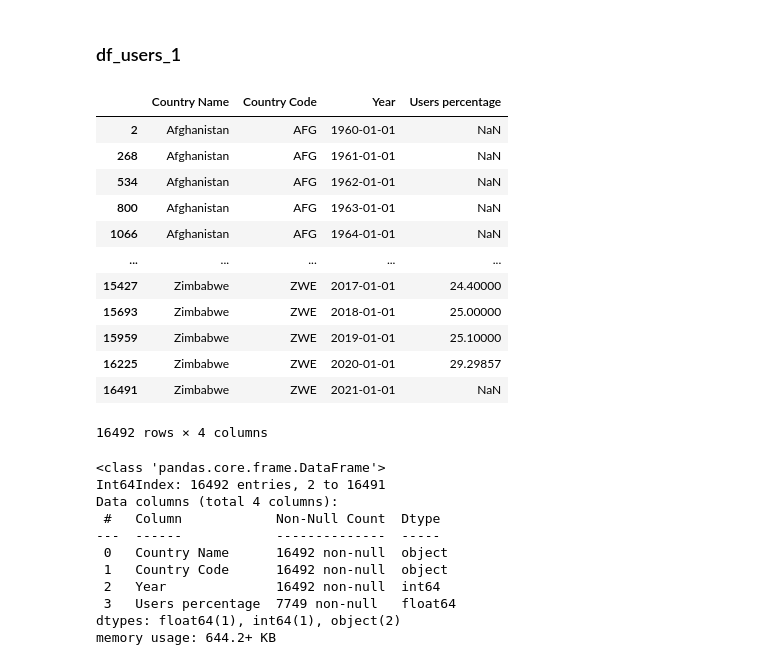
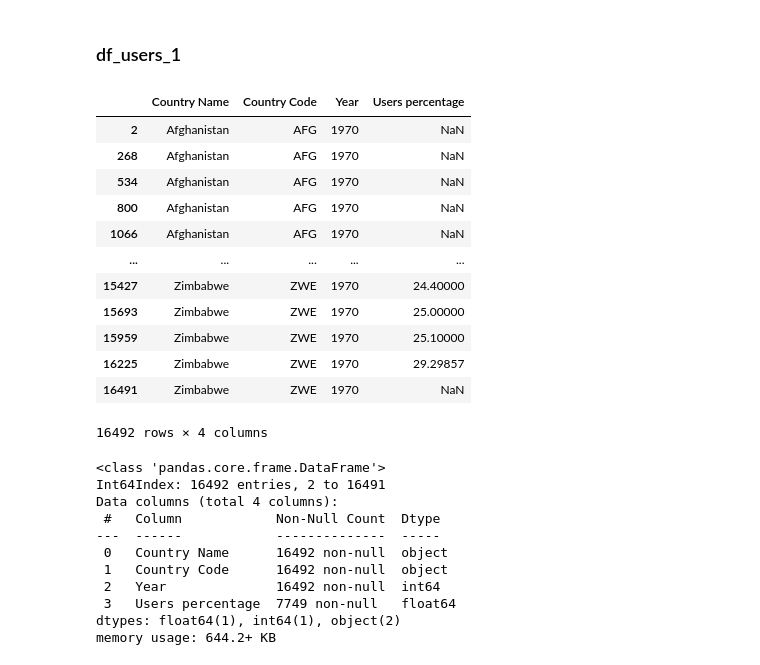
Before and after one commit to celeste-daleo/global-internet-accessibility, a Jupyter notebook: exploration_internet.ipynb, the cells around one changed output. Cells and saved outputs as stored; diff of their text form; code cells hidden in the pictures.

```diff
--- a/exploration_internet.ipynb
+++ b/exploration_internet.ipynb
@@ -163,29 +162,27 @@ df_users_1.sort_values(by=['Country Name', 'Year'], inplace=True)
 
 # Rename columns
 df_users_1.rename(columns={"IT.NET.USER.ZS": "Users percentage"}, inplace = True)
-# %%
-# To-do
-
-# Correct dadatypes
-# I cn't make this work correctly
-df_users_1['Year'] = pd.to_datetime(df_users_1['Year'], format='%Y')
-df_users_1
-# Ugly alternative
-# df_users_1['Year'] = df_users_1['Year'].astype(int)
-# %% [output]
-|  | Country Name | Country Code | Year | Users percentage |
-| 2 | Afghanistan | AFG | 1960-01-01 | NaN |
-| 268 | Afghanistan | AFG | 1961-01-01 | NaN |
-| 534 | Afghanistan | AFG | 1962-01-01 | NaN |
-| 800 | Afghanistan | AFG | 1963-01-01 | NaN |
-| 1066 | Afghanistan | AFG | 1964-01-01 | NaN |
-| ... | ... | ... | ... | ... |
-| 15427 | Zimbabwe | ZWE | 2017-01-01 | 24.40000 |
-| 15693 | Zimbabwe | ZWE | 2018-01-01 | 25.00000 |
-| 15959 | Zimbabwe | ZWE | 2019-01-01 | 25.10000 |
-| 16225 | Zimbabwe | ZWE | 2020-01-01 | 29.29857 |
-| 16491 | Zimbabwe | ZWE | 2021-01-01 | NaN |
-16492 rows × 4 columns
+# %%
+# To-do:
+# Correct dadatypes : I'm having problems with getting the format and de dtype right at the same time
+
+df_users_1['Year'] = pd.to_datetime(df_users_1['Year']).dt.year
+
+df_users_1
+# %% [output]
+|  | Country Name | Country Code | Year | Users percentage |
+| 2 | Afghanistan | AFG | 1970 | NaN |
+| 268 | Afghanistan | AFG | 1970 | NaN |
+| 534 | Afghanistan | AFG | 1970 | NaN |
+| 800 | Afghanistan | AFG | 1970 | NaN |
+| 1066 | Afghanistan | AFG | 1970 | NaN |
+| ... | ... | ... | ... | ... |
+| 15427 | Zimbabwe | ZWE | 1970 | 24.40000 |
+| 15693 | Zimbabwe | ZWE | 1970 | 25.00000 |
+| 15959 | Zimbabwe | ZWE | 1970 | 25.10000 |
+| 16225 | Zimbabwe | ZWE | 1970 | 29.29857 |
+| 16491 | Zimbabwe | ZWE | 1970 | NaN |
+16492 rows × 4 columns
 # %%
 df_users_1.info()
 # %% [output]
```
Also changed, not shown: parts of 4 cells of this notebook.
